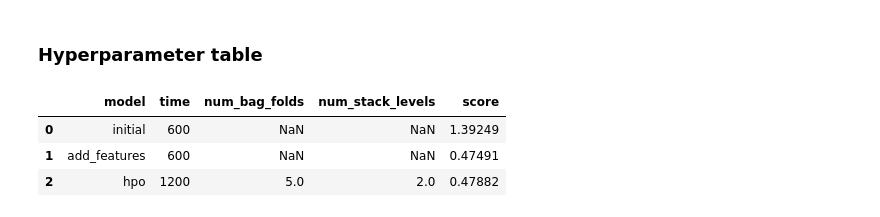
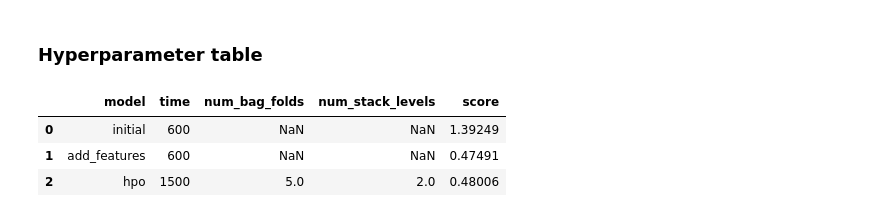
Before and after one commit to jqchen24/bike_share_demand, a Jupyter notebook: bike_sharing_demand_prediction.ipynb, the cells around one changed output. Cells and saved outputs as stored; diff of their text form; code cells hidden in the pictures.

```diff
--- a/bike_sharing_demand_prediction.ipynb
+++ b/bike_sharing_demand_prediction.ipynb
@@ -768,14 +782,14 @@ fig.savefig('model_train_score.png')
 # %%
 # The 3 hyperparameters we tuned with the kaggle score as the result
 pd.DataFrame({
     "model": ["initial", "add_features", "hpo"],
-    "time": [600, 600, 1200],
+    "time": [600, 600, 1500],
     "num_bag_folds": [None, None, 5],
     "num_stack_levels": [None, None, 2],
-    "score": [1.39249, 0.47491, 0.47882]
+    "score": [1.39249, 0.47491, 0.48006]
 })
 # %% [output]
 |  | model | time | num_bag_folds | num_stack_levels | score |
 | 0 | initial | 600 | NaN | NaN | 1.39249 |
 | 1 | add_features | 600 | NaN | NaN | 0.47491 |
-| 2 | hpo | 1200 | 5.0 | 2.0 | 0.47882 |
+| 2 | hpo | 1500 | 5.0 | 2.0 | 0.48006 |
```
Also changed, not shown: parts of 8 cells of this notebook, 1 other file.
